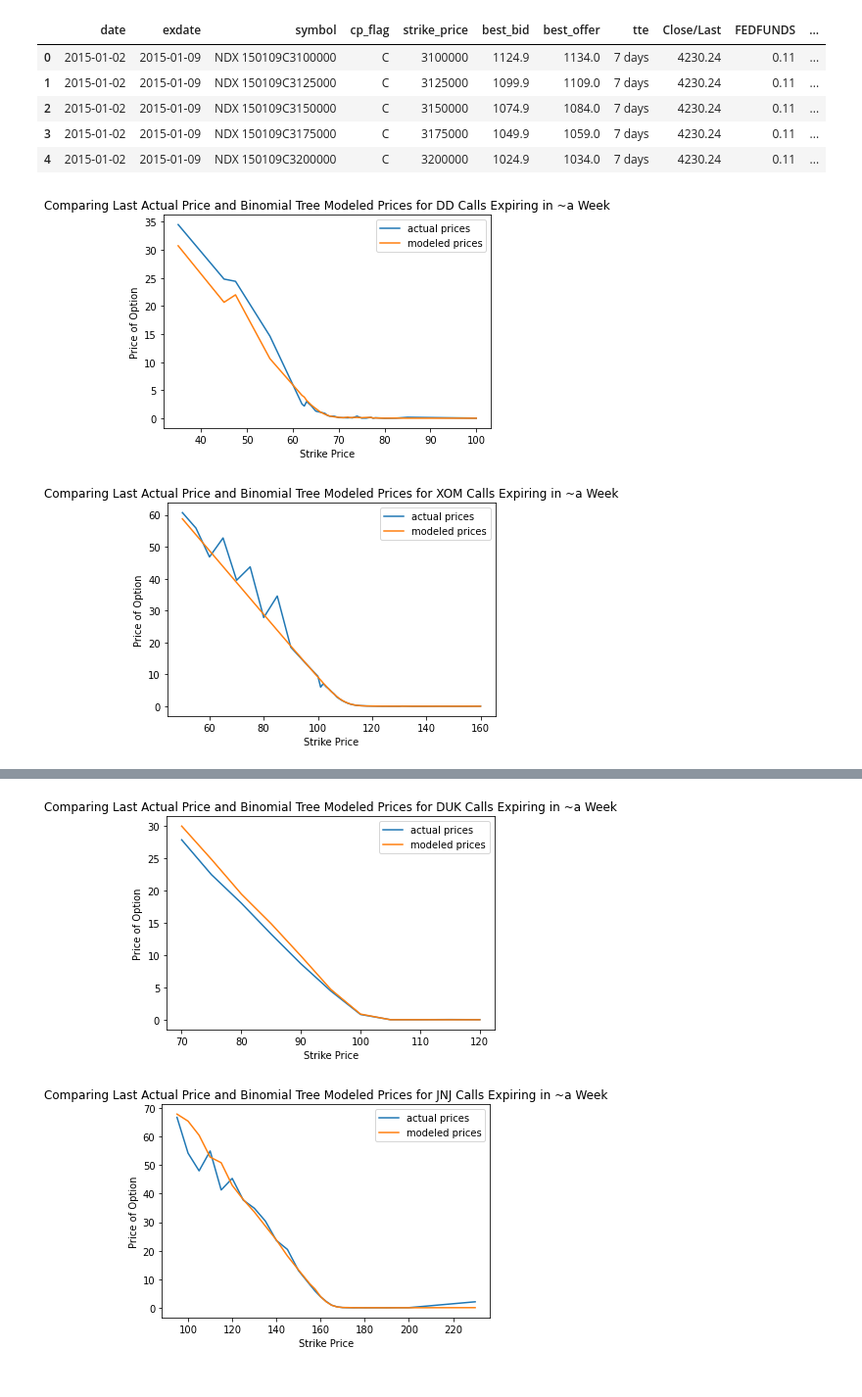
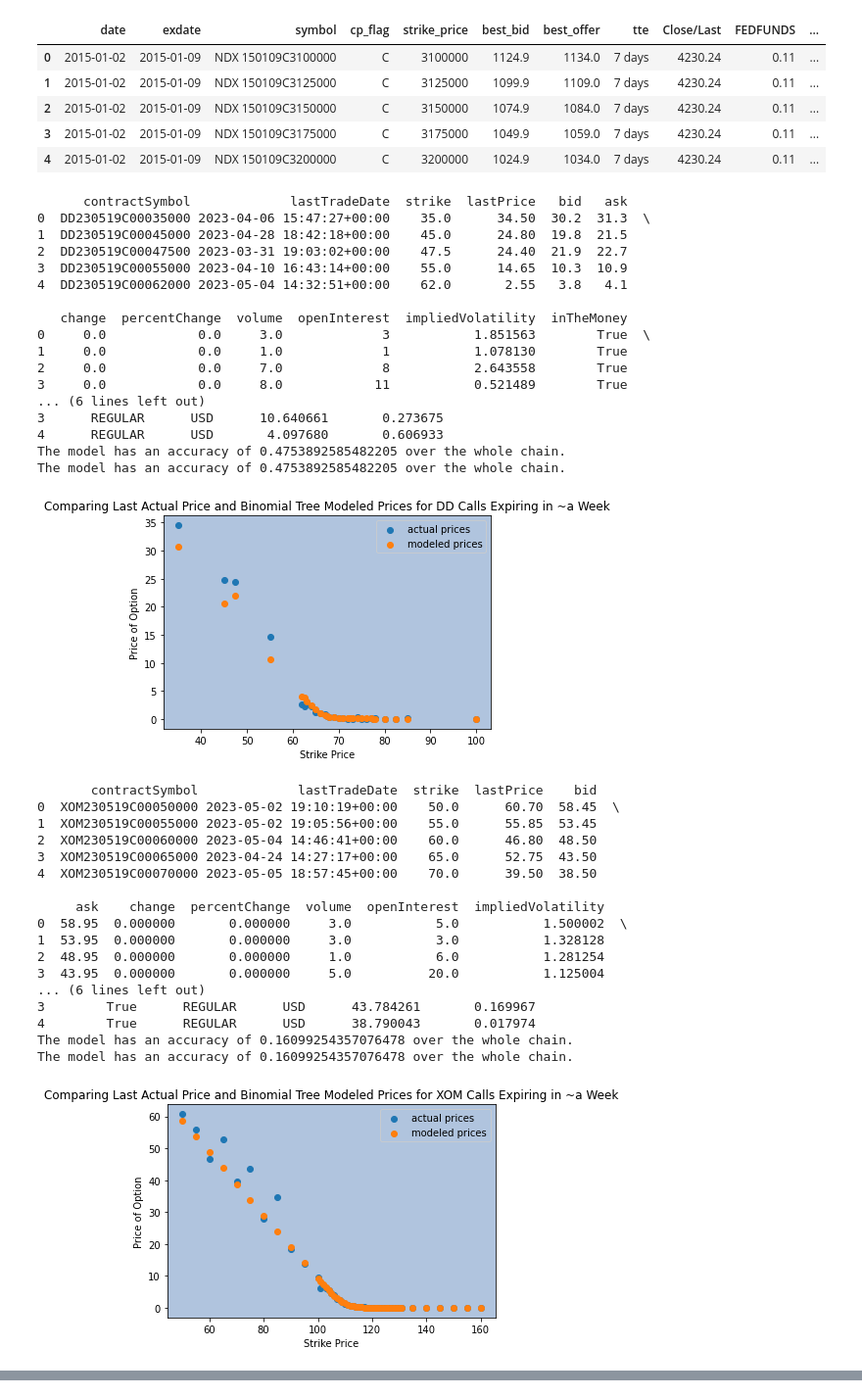
Before and after one commit to ili23/CDS-QF-Options-Pricing-Model, a Jupyter notebook: binomial_model.ipynb, the cells around one changed output, grey strips where cells are left out. Shown at 98% size. Saved outputs shown, nothing was run; the diff lists cells and outputs as text; code cells hidden in the pictures.

Commit message:
Accuracy calc

```diff
--- a/binomial_model.ipynb
+++ b/binomial_model.ipynb
@@ -191,41 +193,78 @@ def compare(ticker,date):
     opt_chain = stock.option_chain(date)
     calls = opt_chain.calls
     calls["modeled_price"] = 0
+    calls["percent_error"] = 0
     for i in range(0,calls.shape[0]):
-        calculated_price = american_binomial_model(30,calls['impliedVolatility'][i],stock_price,calls['strike'][i],tte.days,int_rate,True)
+        calculated_price = american_binomial_model(100,calls['impliedVolatility'][i],stock_price,calls['strike'][i],tte.days,int_rate,True)
         calls["modeled_price"][i] = calculated_price if (calculated_price < 2000 and calculated_price > 0) else 0
-    plt.plot(calls['strike'].to_numpy(),calls['lastPrice'].to_numpy(),label="actual prices")
-    plt.plot(calls['strike'].to_numpy(),calls["modeled_price"].to_numpy(),label="modeled prices")
+        calls["percent_error"][i] = abs((calls['lastPrice'][i] - calls["modeled_price"][i])/calls['lastPrice'][i])
+    print("The model has an accuracy of " + str(calls["percent_error"].mean()) + " over the whole chain.")
+    print("The model has an accuracy of " + str(calls["percent_error"].mean()) + " .")
+    plt.scatter(calls['strike'].to_numpy(),calls['lastPrice'].to_numpy(),label="actual prices")
+    plt.scatter(calls['strike'].to_numpy(),calls["modeled_price"].to_numpy(),label="modeled prices")
     plt.title('Comparing Last Actual Price and Binomial Tree Modeled Prices for ' + ticker + ' Calls Expiring in ~a Week')
     plt.ylabel('Price of Option')
     plt.xlabel('Strike Price')
     plt.legend()
     plt.show()
     return
-
 
 stocks = {
     "DD":'2023-05-19', #Energy Sector
     "XOM":'2023-05-19', #Energy Sector
     "SHW":'2023-05-19', #Materials Sector
     "CVX":'2023-05-19', #Materials Sector
     "BA":'2023-05-19', #Industrial Sector
     "UNP":'2023-05-19', #Industrial Sector
     "DUK": '2023-05-19', #Healthcare
     "JNJ": '2023-05-19', #Healthcare
     "JPM": '2023-05-19', #Financial
     "GS" :'2023-05-19', #Financial
     "AMZN" :'2023-05-19', #Consumer Discretionary Sector
     "MCD" :'2023-05-19', #Consumer Discretionary Sector
     "PG" :'2023-05-19',#Consume Staples Sector
     "AAPL":'2023-05-19', #Tech Sector
     "MSFT": '2023-05-19',#Tech Sector
     "GOOG":'2023-05-19', #Communication Sector
     "AMT": '2023-05-19', #Real Estate
     }
 
 for key in stocks:
     compare(key,'2023-05-19')
 # %% [output]
+      contractSymbol             lastTradeDate  strike  lastPrice   bid   ask
+0  DD230519C00035000 2023-04-06 15:47:27+00:00    35.0      34.50  30.2  31.3  \
+1  DD230519C00045000 2023-04-28 18:42:18+00:00    45.0      24.80  19.8  21.5
+2  DD230519C00047500 2023-03-31 19:03:02+00:00    47.5      24.40  21.9  22.7
+3  DD230519C00055000 2023-04-10 16:43:14+00:00    55.0      14.65  10.3  10.9
+4  DD230519C00062000 2023-05-04 14:32:51+00:00    62.0       2.55   3.8   4.1
+
+   change  percentChange  volume  openInterest  impliedVolatility  inTheMoney
+0     0.0            0.0     3.0             3           1.851563        True  \
+1     0.0            0.0     1.0             1           1.078130        True
+2     0.0            0.0     7.0             8           2.643558        True
+3     0.0            0.0     8.0            11           0.521489        True
+... (6 lines left out)
+3      REGULAR      USD      10.640661       0.273675
+4      REGULAR      USD       4.097680       0.606933
+The model has an accuracy of 0.4753892585482205 over the whole chain.
+The model has an accuracy of 0.4753892585482205 over the whole chain.
-[figure, old version]
+[figure, new version]
+       contractSymbol             lastTradeDate  strike  lastPrice    bid
+0  XOM230519C00050000 2023-05-02 19:10:19+00:00    50.0      60.70  58.45  \
+1  XOM230519C00055000 2023-05-02 19:05:56+00:00    55.0      55.85  53.45
+2  XOM230519C00060000 2023-05-04 14:46:41+00:00    60.0      46.80  48.50
+3  XOM230519C00065000 2023-04-24 14:27:17+00:00    65.0      52.75  43.50
+4  XOM230519C00070000 2023-05-05 18:57:45+00:00    70.0      39.50  38.50
+
+     ask    change  percentChange  volume  openInterest  impliedVolatility
+0  58.95  0.000000       0.000000     3.0           5.0           1.500002  \
+1  53.95  0.000000       0.000000     3.0           3.0           1.328128
+2  48.95  0.000000       0.000000     1.0           6.0           1.281254
+3  43.95  0.000000       0.000000     5.0          20.0           1.125004
+... (6 lines left out)
+3        True      REGULAR      USD      43.784261       0.169967
+4        True      REGULAR      USD      38.790043       0.017974
+The model has an accuracy of 0.16099254357076478 over the whole chain.
+The model has an accuracy of 0.16099254357076478 over the whole chain.
-[figure, old version]
+[figure, new version]
@@ -236,2 +342,0 @@ for key in stocks:
-[figure, removed]
-[figure, removed]
```
Also changed, not shown: parts of 2 cells of this notebook.
